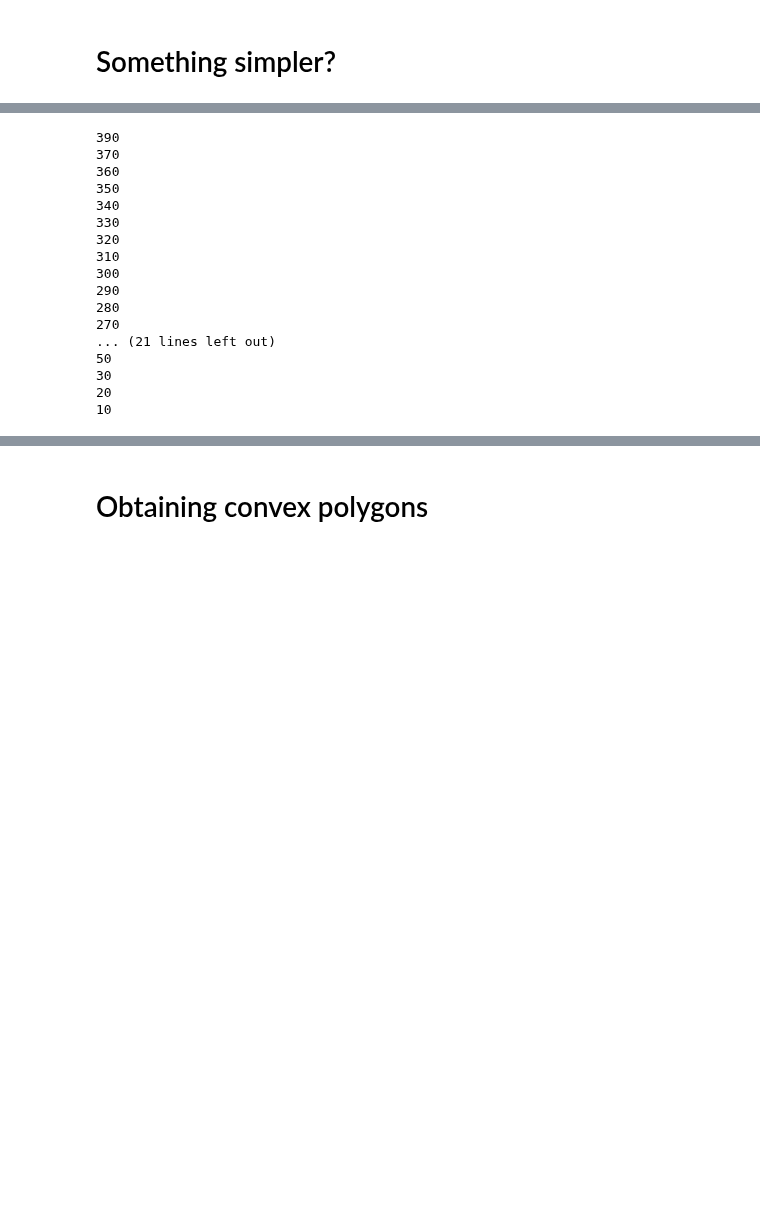
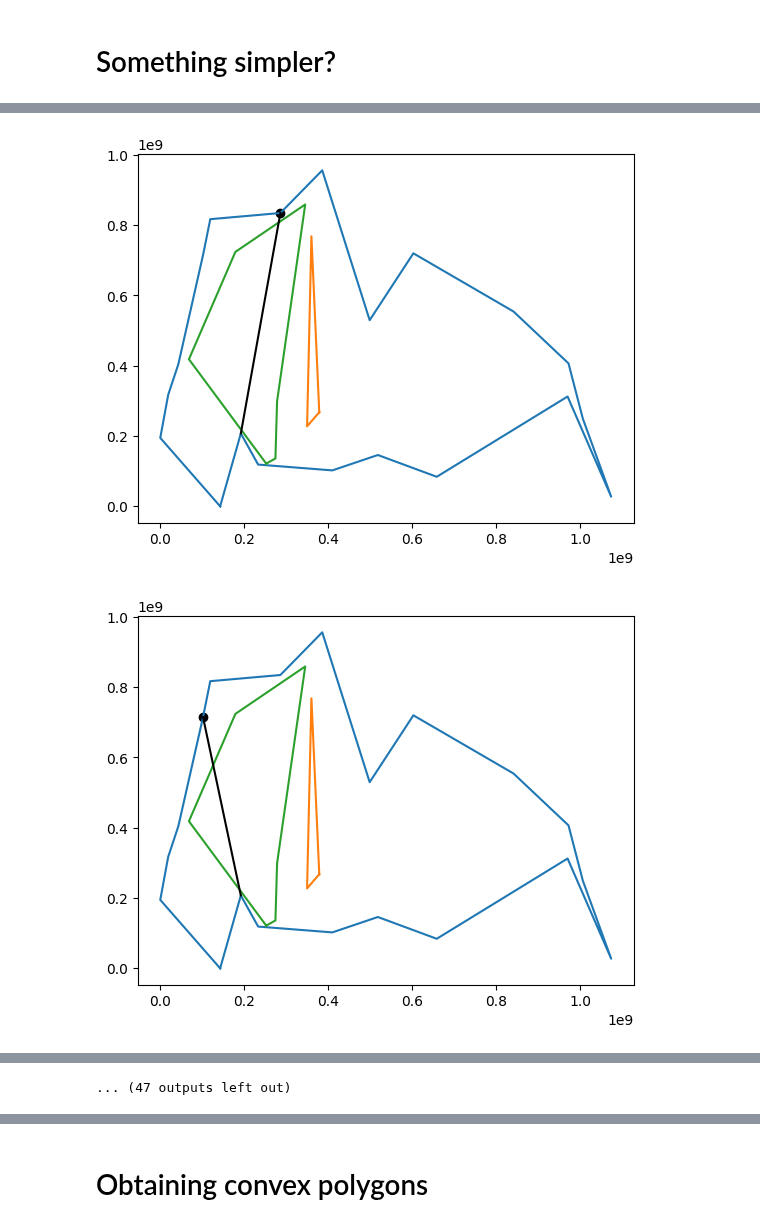
Before and after one commit to theodle/2IMA15-project, a Jupyter notebook: prototyping.ipynb, the cells around one changed output, grey strips where cells are left out. Saved outputs shown, nothing was run; the diff lists cells and outputs as text; code cells hidden in the pictures; blank space fills up the shorter version.

```diff
--- a/prototyping.ipynb
+++ b/prototyping.ipynb
@@ -1273,20 +1424,17 @@ while len(refl) > 0:
 
     # print(r)
 
-    edges = []
-    for pt in poly.points:
-        edges.extend(pt.outgoing)
-    for hole in poly.holes:
-        for pt in hole.points:
-            edges.extend(pt.outgoing)
-
-    # edges = []
+    # edges = dict() #dict to avoid duplicates
     # pts_in_wedge = list(filter(lambda x: in_wedge(r, x), all))
     # for pt in pts_in_wedge:
-    #     edges.extend(pt.outgoing)
-    #     edges.extend(pt.incoming)
+    #     for edge in pt.outgoing:
+    #         edges[edge] = 1
+    #     for edge in pt.incoming:
+    #         edges[edge] = 1
 
-    # edges = list(dict.fromkeys(edges))
+    # edges = list(edges.keys())
+
+    edges = alledges + [new for new,_ in newedges]
 
     # matching reflex vertices
     for r2 in list(filter(lambda x: in_wedge(r, x), refl[1:])):
@@ -1295,13 +1443,16 @@ while len(refl) > 0:
         candidate = Edge(r, r2, None)
         candidate_fails = False
 
-        # polygon_plt()
-        # edge_plt(candidate)
-        # plt.show()
+        polygon_plt()
+        for new in newedges:#[x:x+1]:
+            xs = [new[0].pt1.coordinate[0], new[0].pt2.coordinate[0]]
+            ys = [new[0].pt1.coordinate[1], new[0].pt2.coordinate[1]]
+            plt.plot(xs, ys, c='darkred')
+        edge_plt(candidate)
+        plt.show()
 
         for edge in edges:
             if segments_intersect(candidate, edge):
-                # print("wtf")
                 candidate_fails = True
                 break
 
@@ -1315,9 +1466,17 @@ while len(refl) > 0:
     if handled: continue #2 reflex vertices matched
 
     #match with any point
-    for p in list(filter(lambda x: in_wedge(r, x), all)):#pts_in_wedge:
+    for p in list(filter(lambda x: in_wedge(r, x), all)):
         candidate = Edge(r, p, None)
         candidate_fails = False
+
+        polygon_plt()
+        for new in newedges:#[x:x+1]:
+            xs = [new[0].pt1.coordinate[0], new[0].pt2.coordinate[0]]
+            ys = [new[0].pt1.coordinate[1], new[0].pt2.coordinate[1]]
+            plt.plot(xs, ys, c='darkred')
+        edge_plt(candidate)
+        plt.show()
 
         for edge in edges:
             if segments_intersect(candidate, edge):
@@ -1356,30 +1515,52 @@ while len(refl) > 0:
     # edge_plt(r.outgoing[0])
     # plt.scatter([r.incoming[0].pt1.coordinate[0]], [r.incoming[0].pt1.coordinate[1]], c='red')
 
     # v1 = v1 / Fraction(((v1**2).sum())**Fraction(1,2))
     # v2 = v2 / Fraction(((v2**2).sum())**Fraction(1,2))
 
     # pbis = pr + (v1+v2) * 10
 
     # pb = Point(pbis[0], pbis[1], None, [], [])
 
     # bis = Edge(r, pb, None)
 
     # inc = bis
 
     # ;edge_plt(bis);
     # plt.show()
 
     isected = []
     for edge in edges:
         if orientation_class(inc.pt1, inc.pt2, edge.pt1)[0] * orientation_class(inc.pt1, inc.pt2, edge.pt2)[0] == -1:
+            ip = intersection_point(inc, edge)[0]
+
+            if ip is None: continue
+
+            #now check whether the intersection point is actually in the wedge.
+
+            #v = r - incoming.pt1
+            v = ((r.coordinate[0] - inc.pt1.coordinate[0]), (r.coordinate[1] - inc.pt1.coordinate[1]))
+
+            #vR = (v.y, -v.x)
+            vR = (v[1], -v[0])
+
+            #s = r + vR
+            s = Point((r.coordinate[0] + vR[0]), (r.coordinate[1] + vR[1]), *[None]*3)
+
+            #if orientation ( r, s, ip ) == 1
+
+            if orientation_class(r, s, ip)[0] < 1:
+                continue
+
             isected.append(edge)
 
     vis = sorted(isected, key=lambda x : dist(r, intersection_point(inc, x)[0]))[0]
 
     new = insert_point_on_visible_edge(r, vis, poly)
 
     all.append(new)
 
     refl.remove(r)
 # %% [output]
+[figure, added]
+[figure, added]
@@ -1386,20 +1577,4 @@ while len(refl) > 0:
-390
-370
-360
-350
-340
-330
-320
-310
-300
-290
-280
-270
-... (21 lines left out)
-50
-30
-20
-10
+... (47 outputs left out)
 # %%
 len(newedges)
 # %% [output]
```
Also changed, not shown: parts of 26 cells of this notebook, 7 other files.
